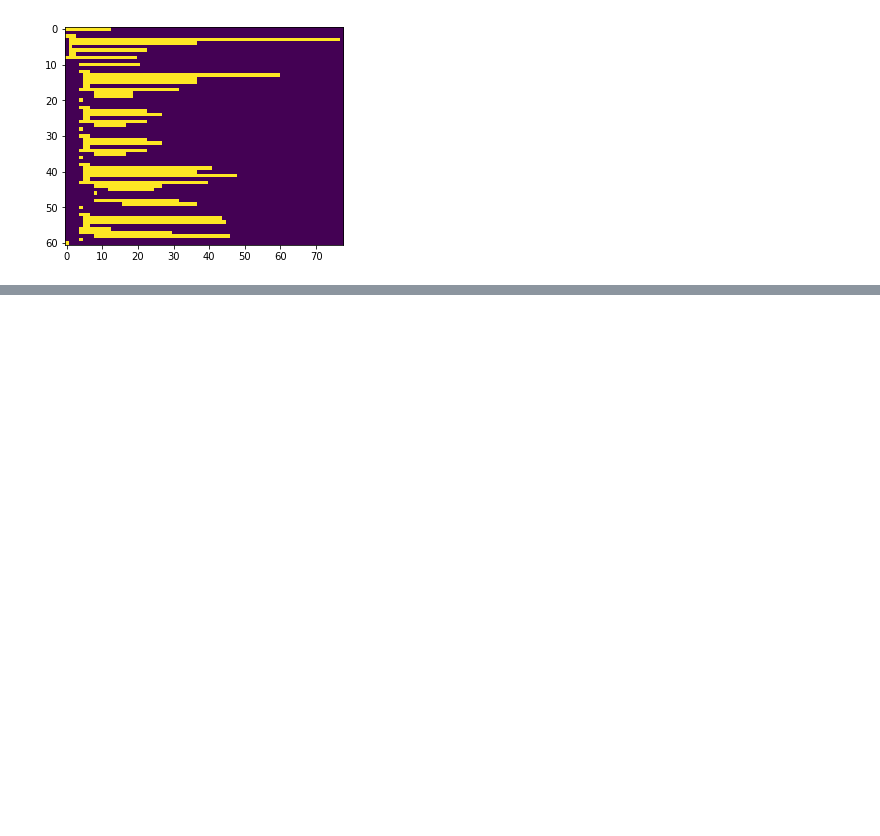
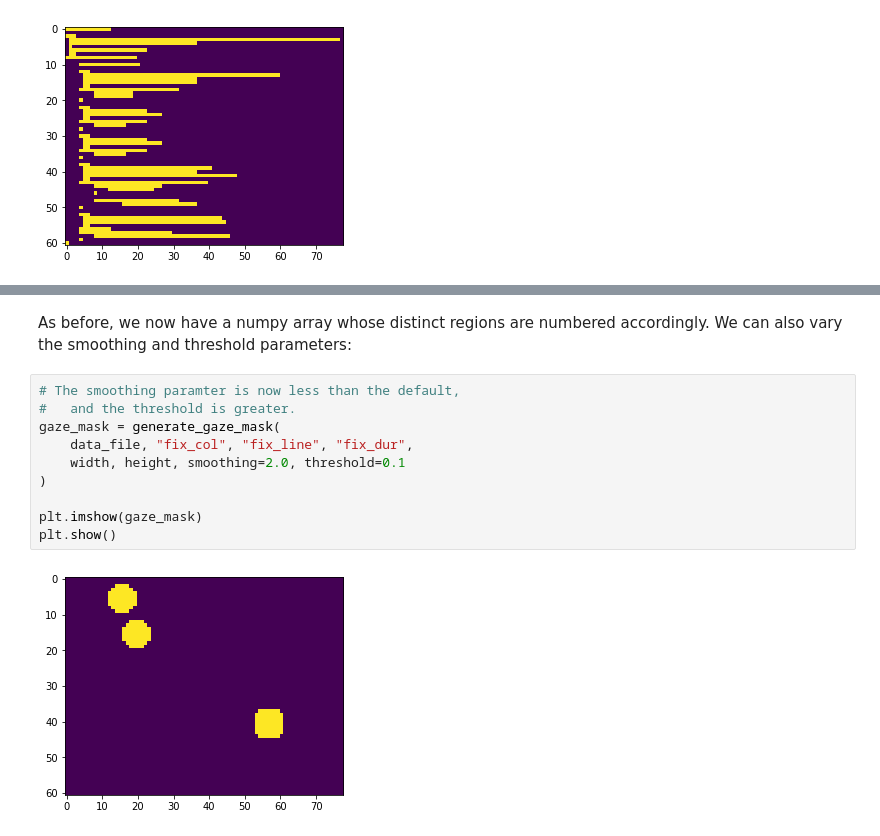
Before and after one commit to ianbtr/iTrace-post, a Jupyter notebook: examples/aoi_generation.ipynb, the cells around one changed output, grey strips where cells are left out. Saved outputs shown, nothing was run; the diff lists cells and outputs as text; blank space fills up the shorter version.

```diff
--- a/examples/aoi_generation.ipynb
+++ b/examples/aoi_generation.ipynb
@@ -41,0 +82,14 @@ You can match a fixation to any of these areas by checking the value in the `all
+# %% [markdown]
+As before, we now have a numpy array whose distinct regions are numbered accordingly. We can also vary the smoothing and threshold parameters:
+# %%
+# The smoothing paramter is now less than the default,
+#   and the threshold is greater.
+gaze_mask = generate_gaze_mask(
+    data_file, "fix_col", "fix_line", "fix_dur",
+    width, height, smoothing=2.0, threshold=0.1
+)
+
+plt.imshow(gaze_mask)
+plt.show()
+# %% [output]
+[figure, added]
```
Also changed, not shown: parts of 17 cells of this notebook, 3 other files.
